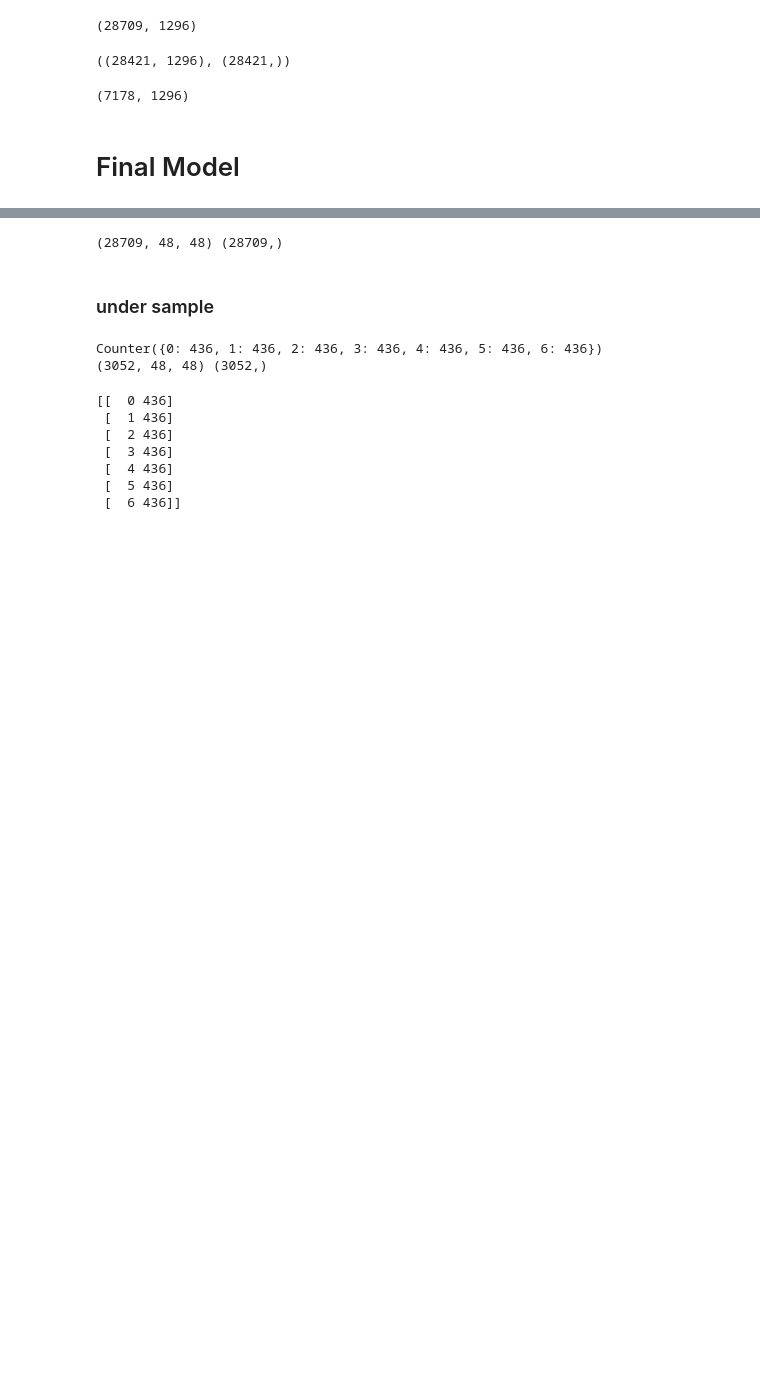
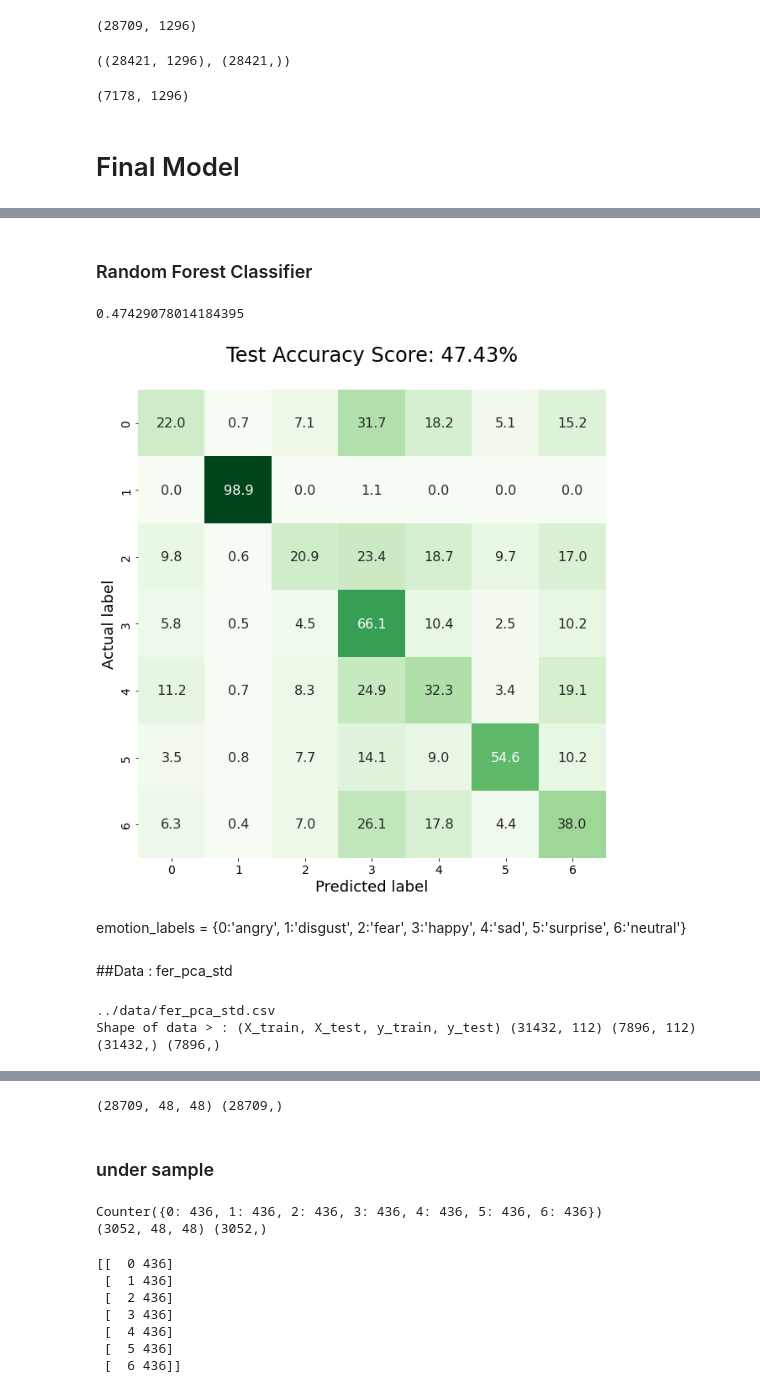
Before and after one commit to chikakoto/facial-expression-recognition, a Jupyter notebook: notebooks/rabiuls_notebook/RH_SGD_RF_v4_notebook.ipynb, the cells around one changed output, grey strips where cells are left out. Saved outputs shown, nothing was run; the diff lists cells and outputs as text; code cells hidden in the pictures; blank space fills up the shorter version.

```diff
--- a/notebooks/rabiuls_notebook/RH_SGD_RF_v4_notebook.ipynb
+++ b/notebooks/rabiuls_notebook/RH_SGD_RF_v4_notebook.ipynb
@@ -608,0 +779,25 @@ from sklearn.model_selection import GridSearchCV
+# %% [markdown]
+### Random Forest Classifier
+# %%
+#Load the model and test for accuracy
+loaded_model = pickle.load(open(rf_model_dump, 'rb'))
+score = loaded_model.score(X_test, y_test)
+print(score)
+y_pred = loaded_model.predict(X_test)
+plot_cm(confusion_matrix(y_test, y_pred),score)
+# %% [output]
+0.47429078014184395
+[figure, added]
+# %% [markdown]
+emotion_labels = {0:'angry', 1:'disgust', 2:'fear', 3:'happy', 4:'sad', 5:'surprise', 6:'neutral'}
+# %% [markdown]
+##Data : fer_pca_std
+# %%
+#Loading data for model analysis
+#data_list = [('data/fer_lda_std.csv',4), ('data/fer_pca_std.csv',1),('data/hog_scaled2.csv',3)]
+X_train, X_test, y_train, y_test = custom_train_test_split('../data/fer_pca_std.csv', 1)
+rf_model_dump = 'rf_fer_pca_std'
+sdg_model_dump = 'sdg_fer_pca_std'
+# %% [output]
+../data/fer_pca_std.csv
+Shape of data > : (X_train, X_test, y_train, y_test) (31432, 112) (7896, 112) (31432,) (7896,)
```
Also changed, not shown: parts of 327 cells of this notebook.
